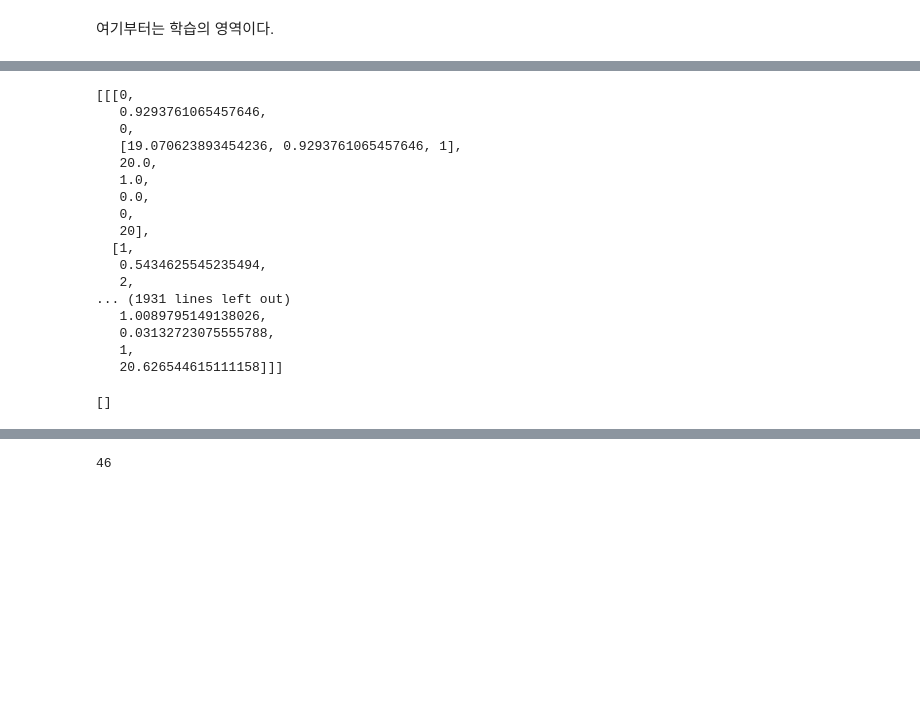
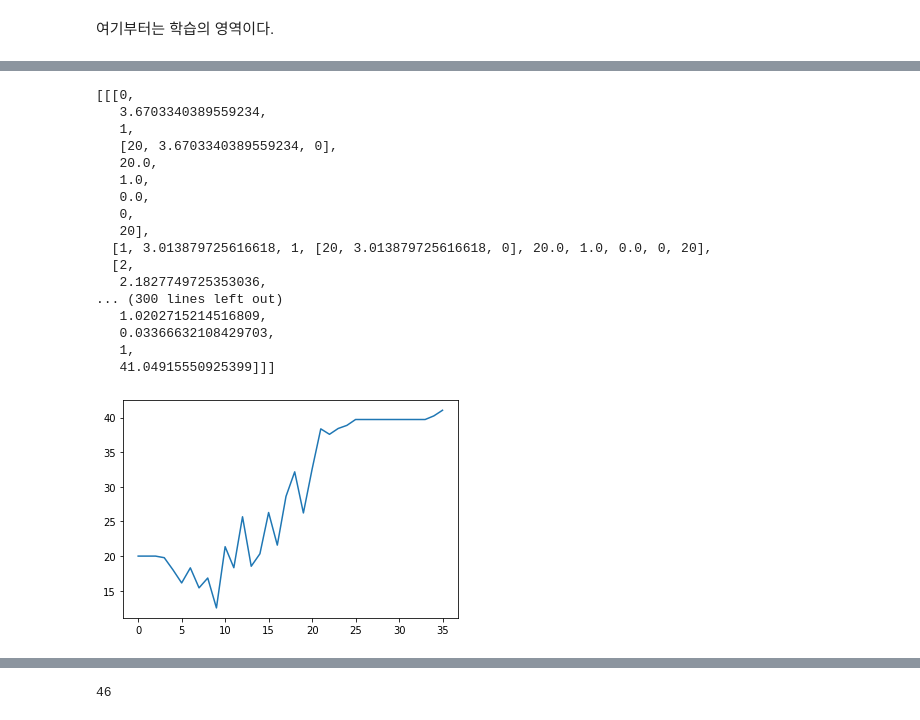
Before and after one commit to sjbaek12/sjbaek12.github.io, a Jupyter notebook: 테스트_강화학습.ipynb, the cells around one changed output, grey strips where cells are left out. Saved outputs shown, nothing was run; the diff lists cells and outputs as text; code cells hidden in the pictures; blank space fills up the shorter version.

```diff
--- a/테스트_강화학습.ipynb
+++ b/테스트_강화학습.ipynb
@@ -251,14 +249,14 @@ target_ratio = 0.03
 
 history_record = []
 
-epsilon = 0.8
+epsilon = 0.5
 
 while num_episode < num_episodes:
 
   balance = [20, 0, 0]
   base_pv = 20
 
-
+  history_record = []
   transaction_history=[]
 
   for i in range(len(p_serise)):
@@ -268,7 +266,7 @@ while num_episode < num_episodes:
     if np.random.rand() < epsilon :
       act = np.random.choice(2, p=[0.5, 0.5])
     else:
-      act = model_predict.predict(p_serise)
+      act = model_train.predict(p_serise) # check
       act =  np.argmax(action_choice(p_serise)[i])
 
     act_v, before_act_balance = action_validate(act, price, balance)
@@ -280,7 +278,9 @@ while num_episode < num_episodes:
 
     transaction_history = record(i, price, act_v, balance_updated, present_value, pv_ratio, delay_ratio, target, base_pv)
 
-    if (target == 1 or target == -1):
+
+#     if (target == 1 or target == -1):
+    if target == 1:   # 긍정학습만 시킨다.
       y, price_data = get_batch(transaction_history)
 
       price_data = np.array(price_data)
@@ -289,24 +289,15 @@ while num_episode < num_episodes:
 
       history_record.append(transaction_history)
       transaction_history=[]
-
-    else:
       continue
 
-#      break
+#    else:
+#      history_record.append(transaction_history) # check
+#      transaction_history=[] # check
+#      continue
 
 
-
-# 학습을 위한 batch를 가져온다
-
-#  y, price_data = get_batch(transaction_history)
-
-#  price_data = np.array(price_data)
-#  y = np.array(y)
-
-#  loss = model_train.train_on_batch(price_data, y)
-
-  if (num_episode+1) % 50 == 0:
+  if (num_episode+1) % 2 == 0:
 
     print("num_episode: ",num_episode+1, "loss: ", loss[0], "mse :", loss[1])
 
@@ -327,23 +325,35 @@ num_episode:  500 loss:  0.30582666 mse : 0.5353911
 history_record
 # %% [output]
 [[[0,
-   0.9293761065457646,
-   0,
-   [19.070623893454236, 0.9293761065457646, 1],
+   3.6703340389559234,
+   1,
+   [20, 3.6703340389559234, 0],
    20.0,
    1.0,
    0.0,
    0,
    20],
-  [1,
-   0.5434625545235494,
-   2,
-... (1931 lines left out)
-   1.0089795149138026,
-   0.03132723075555788,
+  [1, 3.013879725616618, 1, [20, 3.013879725616618, 0], 20.0, 1.0, 0.0, 0, 20],
+  [2,
+   2.1827749725353036,
+... (300 lines left out)
+   1.0202715214516809,
+   0.03366632108429703,
    1,
-   20.626544615111158]]]
+   41.04915550925399]]]
-# %%
-transaction_history
-# %% [output]
-[]
+# %%
+fk = np.array(history_record)
+# %%
+fkn = []
+for i in range(len(fk)):
+  for j in range(len(fk[i])):
+    fkn.append(fk[i][j])
+# %%
+wealth = []
+for i in range(len(fkn)):
+  wealth.append(fkn[i][4])
+# %%
+plt.plot(wealth)
+plt.show()
+# %% [output]
+[figure, added]
```
Also changed, not shown: parts of 14 cells of this notebook.
